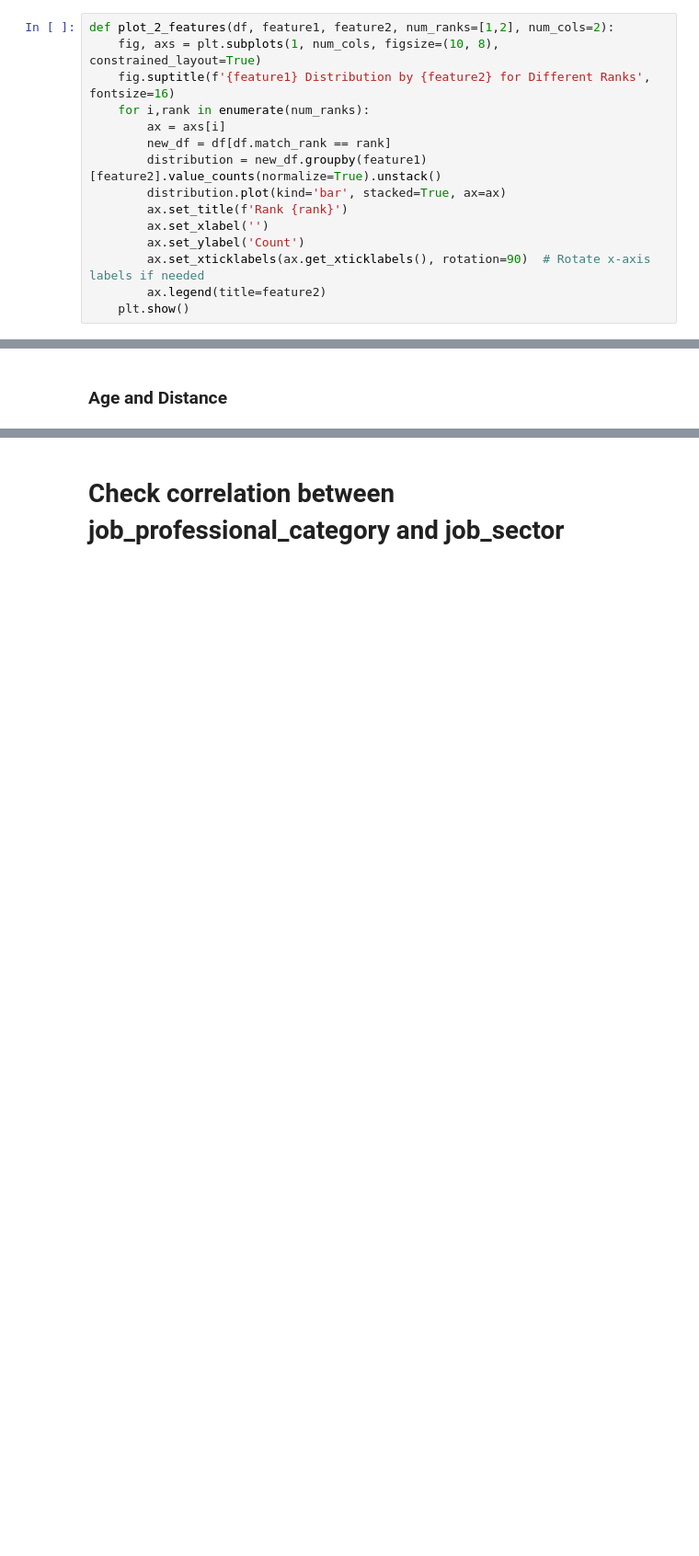
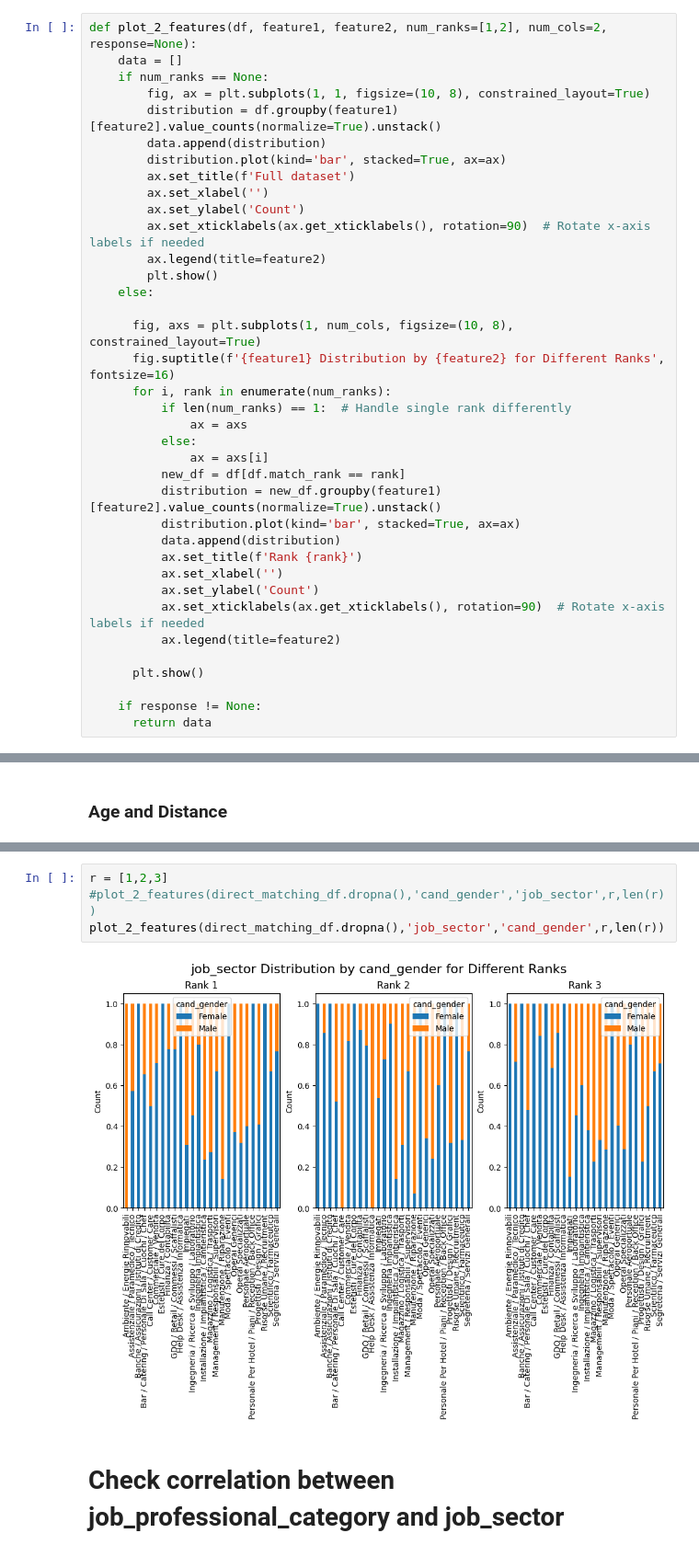
Before and after one commit to lorenzo-massa/Bias-Detection-Mitigation, a Jupyter notebook: AI_industry.ipynb, the cells around one changed output, grey strips where cells are left out. Shown at 92% size. Cells and saved outputs as stored; diff of their text form; blank space fills up the shorter version.

Commit message:
Fixed plot_2_features and more plots

```diff
--- a/AI_industry.ipynb
+++ b/AI_industry.ipynb
@@ -485,18 +479,40 @@ direct_matching_df['distance_km'] = (direct_matching_df['distance_km'] // 10)
 # %%
-def plot_2_features(df, feature1, feature2, num_ranks=[1,2], num_cols=2):
-    fig, axs = plt.subplots(1, num_cols, figsize=(10, 8), constrained_layout=True)
-    fig.suptitle(f'{feature1} Distribution by {feature2} for Different Ranks', fontsize=16)
-    for i,rank in enumerate(num_ranks):
-        ax = axs[i]
-        new_df = df[df.match_rank == rank]
-        distribution = new_df.groupby(feature1)[feature2].value_counts(normalize=True).unstack()
+def plot_2_features(df, feature1, feature2, num_ranks=[1,2], num_cols=2, response=None):
+    data = []
+    if num_ranks == None:
+        fig, ax = plt.subplots(1, 1, figsize=(10, 8), constrained_layout=True)
+        distribution = df.groupby(feature1)[feature2].value_counts(normalize=True).unstack()
+        data.append(distribution)
         distribution.plot(kind='bar', stacked=True, ax=ax)
-        ax.set_title(f'Rank {rank}')
+        ax.set_title(f'Full dataset')
         ax.set_xlabel('')
         ax.set_ylabel('Count')
         ax.set_xticklabels(ax.get_xticklabels(), rotation=90)  # Rotate x-axis labels if needed
         ax.legend(title=feature2)
-    plt.show()
+        plt.show()
+    else:
+
+      fig, axs = plt.subplots(1, num_cols, figsize=(10, 8), constrained_layout=True)
+      fig.suptitle(f'{feature1} Distribution by {feature2} for Different Ranks', fontsize=16)
+      for i, rank in enumerate(num_ranks):
+          if len(num_ranks) == 1:  # Handle single rank differently
+              ax = axs
+          else:
+              ax = axs[i]
+          new_df = df[df.match_rank == rank]
+          distribution = new_df.groupby(feature1)[feature2].value_counts(normalize=True).unstack()
+          distribution.plot(kind='bar', stacked=True, ax=ax)
+          data.append(distribution)
+          ax.set_title(f'Rank {rank}')
+          ax.set_xlabel('')
+          ax.set_ylabel('Count')
+          ax.set_xticklabels(ax.get_xticklabels(), rotation=90)  # Rotate x-axis labels if needed
+          ax.legend(title=feature2)
+
+      plt.show()
+
+    if response != None:
+      return data
 # %% [markdown]
 ### Gender & Education
 # %%
@@ -551,6 +567,12 @@ plot_2_features(direct_matching_df.dropna(),'cand_age_bucket','distance_km',r,le
 # %% [output]
 [figure]
 [figure]
+# %%
+r = [1,2,3]
+#plot_2_features(direct_matching_df.dropna(),'cand_gender','job_sector',r,len(r))
+plot_2_features(direct_matching_df.dropna(),'job_sector','cand_gender',r,len(r))
+# %% [output]
+[figure, added]
 # %% [markdown]
 # Check correlation between job_professional_category and job_sector
 # %%
```
Also changed, not shown: parts of 29 cells of this notebook.
